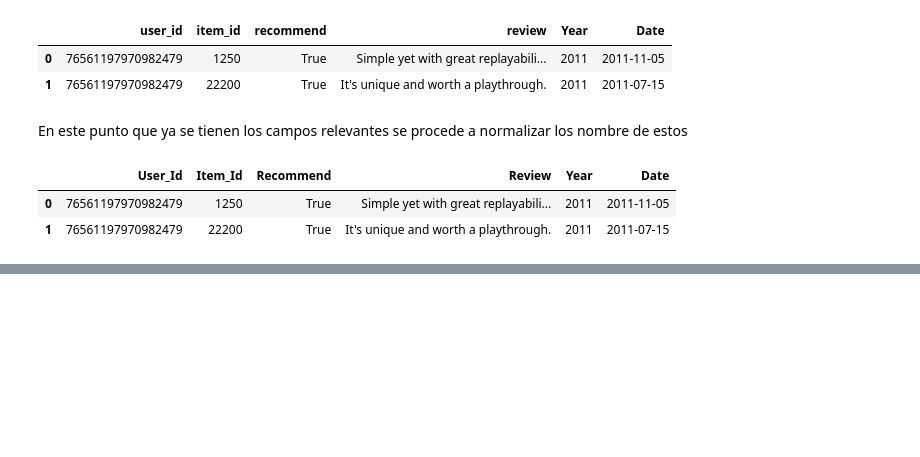
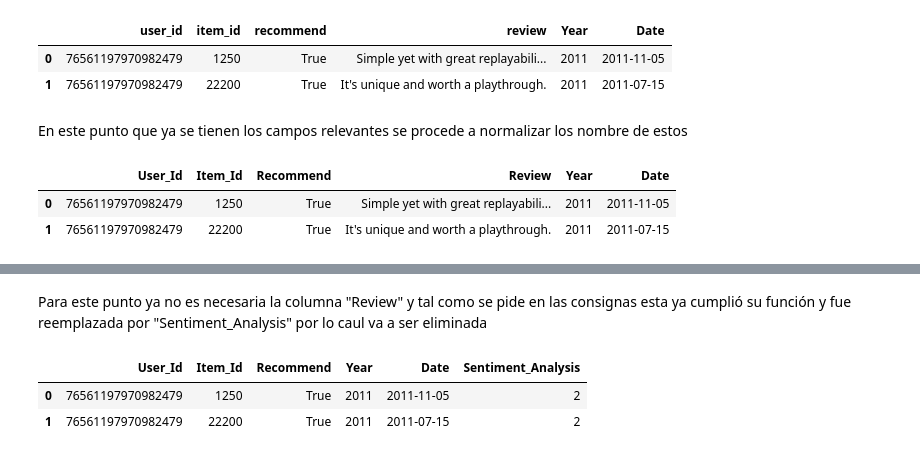
Before and after one commit to DavidssonGon/PI_ML_OPS_STEAM_DSFT17, a Jupyter notebook: ETL.ipynb, the cells around one changed output, grey strips where cells are left out. Cells and saved outputs as stored; diff of their text form; code cells hidden in the pictures; blank space fills up the shorter version.

```diff
--- a/ETL.ipynb
+++ b/ETL.ipynb
@@ -391,3 +440,12 @@ df_reviews.head(2)
+# %% [markdown]
+Para este punto ya no es necesaria la columna "Review" y tal como se pide en las consignas esta ya cumplió su función y fue reemplazada por "Sentiment_Analysis" por lo caul va a ser eliminada
+# %%
+df_reviews = df_reviews.drop(columns=['Review']) # Se elimina el campo 'Review'
+df_reviews.head(2)
+# %% [output]
+|  | User_Id | Item_Id | Recommend | Year | Date | Sentiment_Analysis |
+| 0 | 76561197970982479 | 1250 | True | 2011 | 2011-11-05 | 2 |
+| 1 | 76561197970982479 | 22200 | True | 2011 | 2011-07-15 | 2 |
 # %%
 df_reviews
 # %% [output]
```
Also changed, not shown: parts of 14 cells of this notebook, 2 other files.
